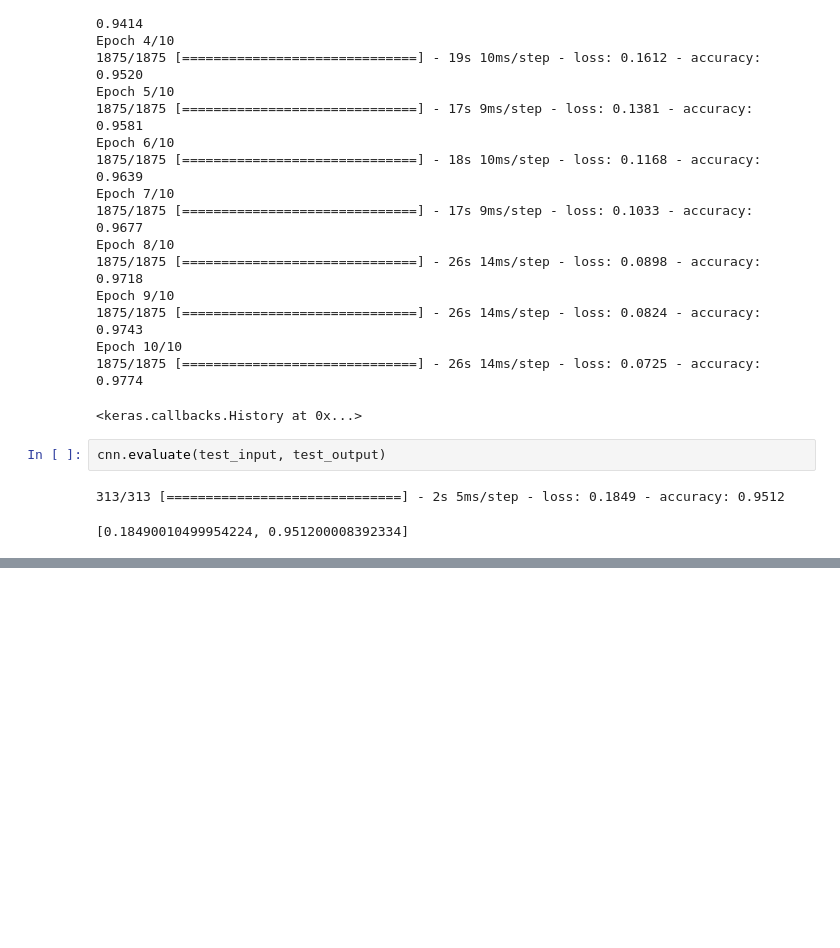
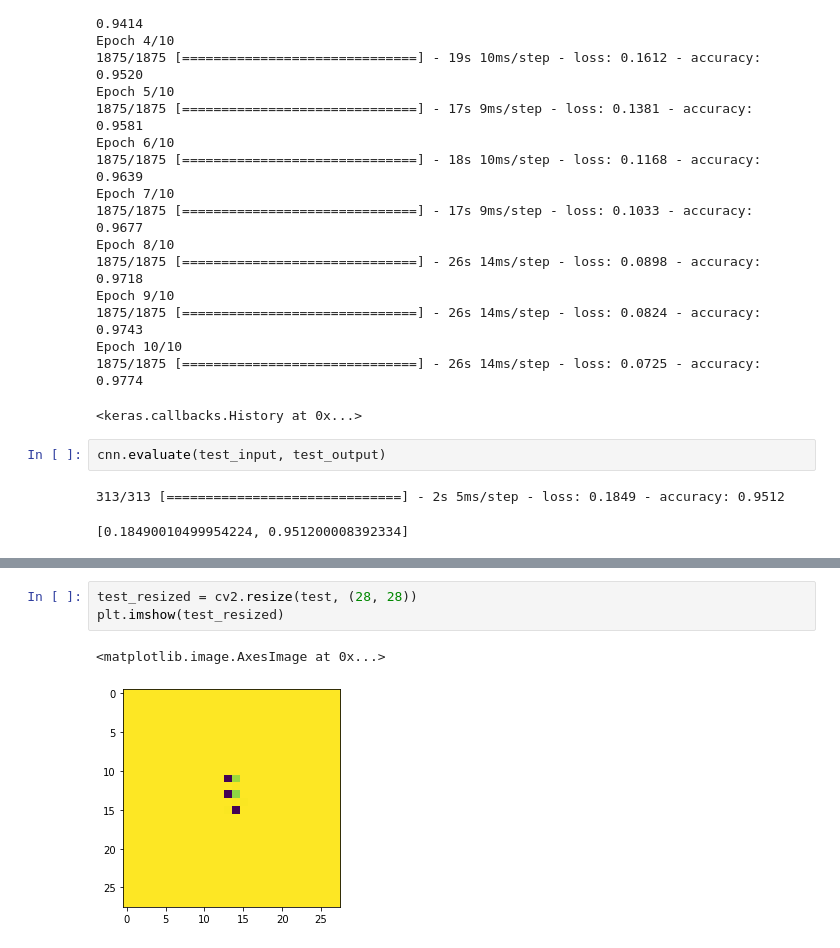
Before and after one commit to eaglehkim/python, a Jupyter notebook: prac5.ipynb, the cells around one changed output, grey strips where cells are left out. Cells and saved outputs as stored; diff of their text form; blank space fills up the shorter version.

```diff
--- a/prac5.ipynb
+++ b/prac5.ipynb
@@ -921,0 +1027,6 @@ cnn.evaluate(test_input, test_output)
+# %%
+test_resized = cv2.resize(test, (28, 28))
+plt.imshow(test_resized)
+# %% [output]
+<matplotlib.image.AxesImage at 0x...>
+[figure, added]
```
Also changed, not shown: parts of 29 cells of this notebook.
